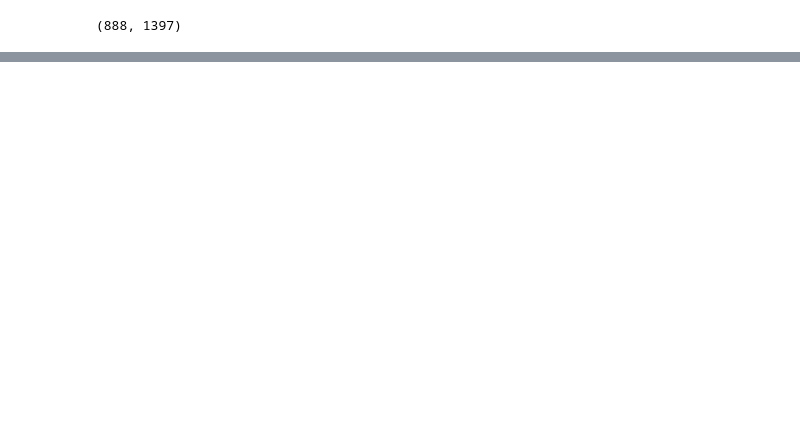
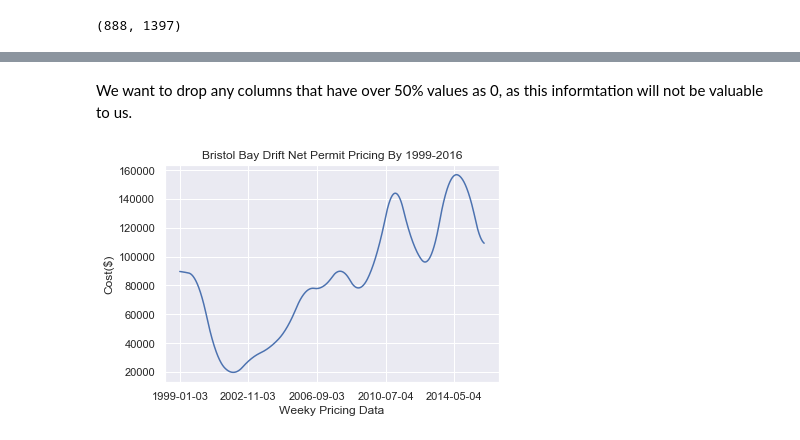
Before and after one commit to Agelf123/salmon_permit_project, a Jupyter notebook: EDA.ipynb, the cells around one changed output, grey strips where cells are left out. Cells and saved outputs as stored; diff of their text form; code cells hidden in the pictures; blank space fills up the shorter version.

```diff
--- a/EDA.ipynb
+++ b/EDA.ipynb
@@ -12,8 +6,7 @@ or from the matplotlib source distribution
 # %%
-df = pd.read_csv('data.csv')
+df = pd.read_csv('data/data.csv')
 df = df.rename(columns={'Unnamed: 0': 'year',"Estimated Value":"target"})
 df = df.set_index('year')
-df.shape
 # %% [output]
 (888, 1397)
 # %%
@@ -37,6 +17,9 @@ df['target']
+# %% [markdown]
+We want to drop any columns that have over 50% values as 0, as this informtation will not be valuable to us.
 # %%
 df['target'].plot()
-plt.title("Bristol Bay Drift Net Permit Pricing By 1999-2014 ")
+plt.title("Bristol Bay Drift Net Permit Pricing By 1999-2016")
 plt.ylabel("Cost($)")
-plt.xlabel("Week");
-#plt.xticks(np.arange(min(df.index), max(df.index)+1, 80.0))
+plt.xlabel("Weeky Pricing Data");
+# %% [output]
+[figure, added]
```
Also changed, not shown: parts of 60 cells of this notebook, 9 other files.
